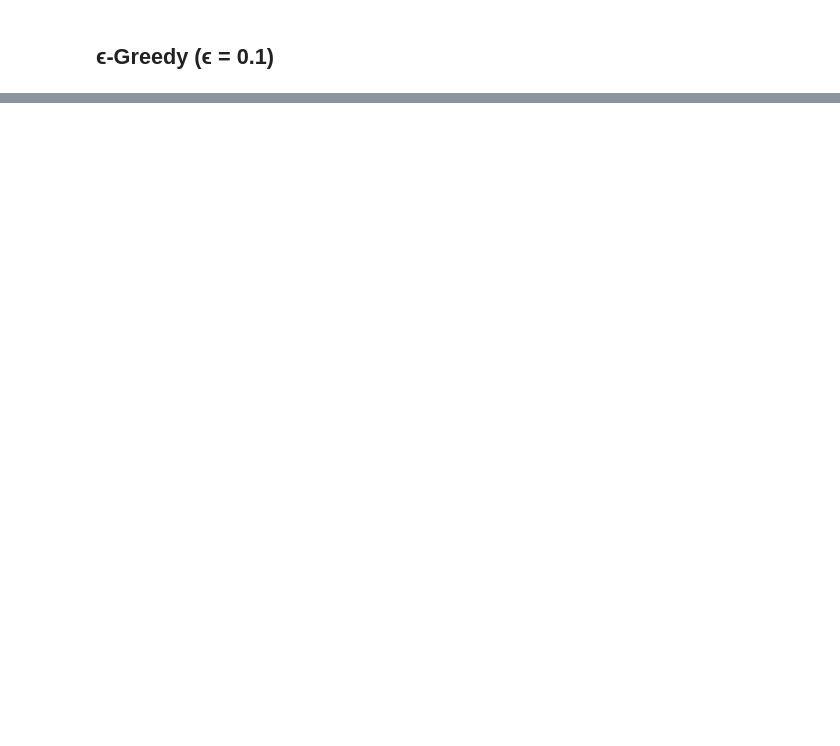
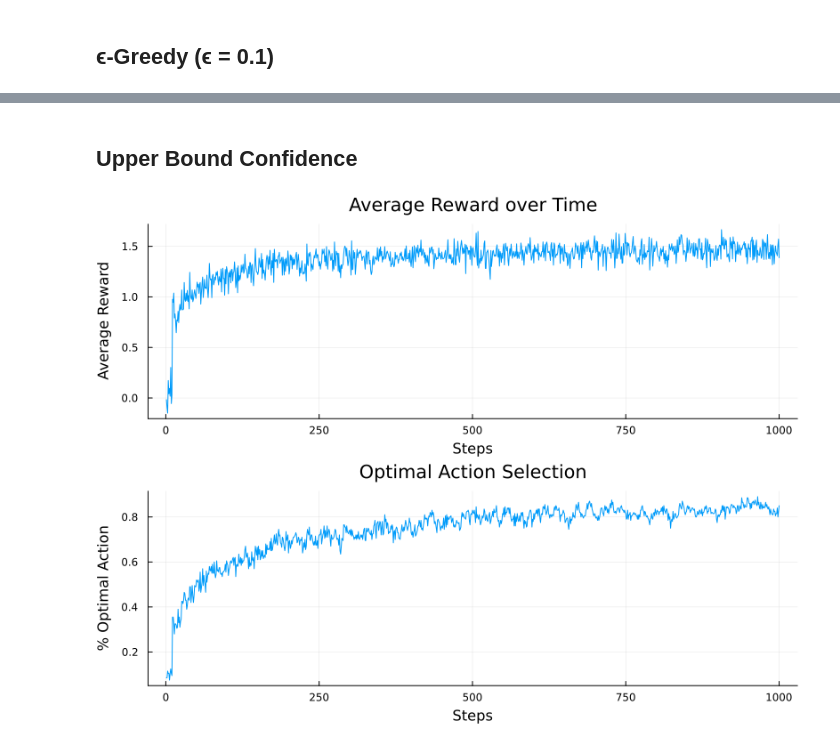
Before and after one commit to JoaoGabrielTN/Reinforcement-Learning, a Jupyter notebook: Action-value.ipynb, the cells around one changed output, grey strips where cells are left out. Cells and saved outputs as stored; diff of their text form; code cells hidden in the pictures; blank space fills up the shorter version.

Commit message:
Dev: Upper Confidence Bound

```diff
--- a/Action-value.ipynb
+++ b/Action-value.ipynb
@@ -136,0 +177,21 @@ plot(p1, p2, layout=(2,1), size=(800,600))
+# %% [markdown]
+## Upper Bound Confidence
+# %%
+# Parameters
+k = 10                 # Number of arms
+steps = 1000           # Number of time steps
+c = 2.0                # c > 0 controls the degree of exploration
+num_experiments = 200  # Number of experiments to average over
+
+# Run experiments
+avg_rewards, avg_optimal = run_multiple_experiments_ucb(k, steps, c, num_experiments)
+
+# Plot results
+p1 = plot(avg_rewards, xlabel="Steps", ylabel="Average Reward",
+          title="Average Reward over Time", legend=false)
+p2 = plot(avg_optimal, xlabel="Steps", ylabel="% Optimal Action",
+          title="Optimal Action Selection", legend=false)
+
+plot(p1, p2, layout=(2,1), size=(800,600))
+# %% [output]
+[figure, added]
```
Also changed, not shown: parts of 5 cells of this notebook.
